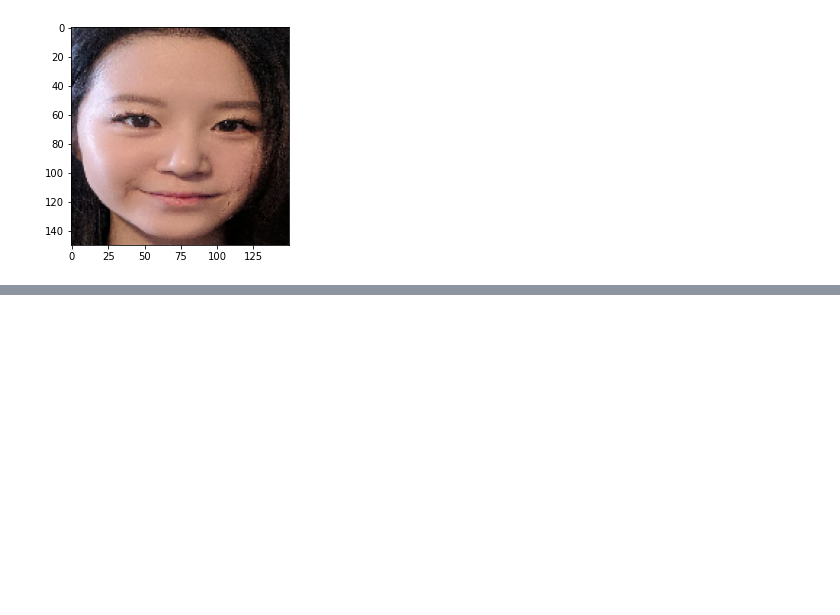
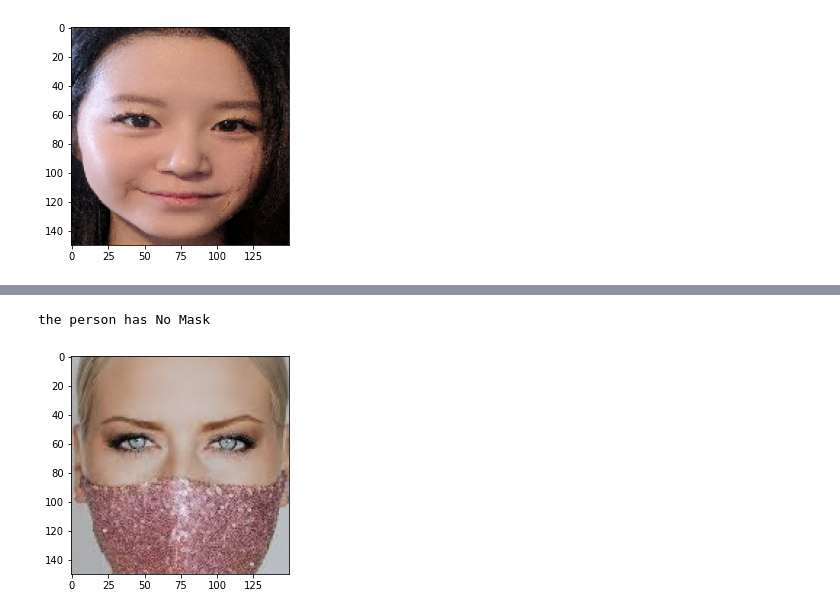
Before and after one commit to crystal-ctrl/deep_learning_project, a Jupyter notebook: workflow/3_binary model eval & pred.ipynb, the cells around one changed output, grey strips where cells are left out. Cells and saved outputs as stored; diff of their text form; code cells hidden in the pictures; blank space fills up the shorter version.

```diff
--- a/workflow/3_binary model eval & pred.ipynb
+++ b/workflow/3_binary model eval & pred.ipynb
@@ -141,0 +209,5 @@ the person has No Mask
+# %%
+mask_detector('Face Mask Dataset/Test/WithMask/45.png', model)
+# %% [output]
+the person has No Mask
+[figure, added]
```
Also changed, not shown: parts of 25 cells of this notebook, 6 other files.
